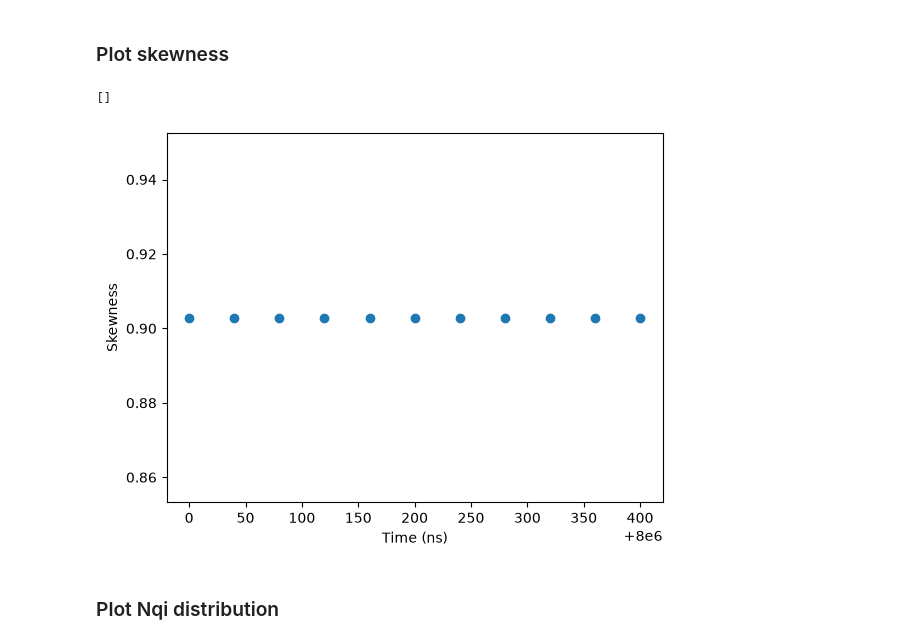
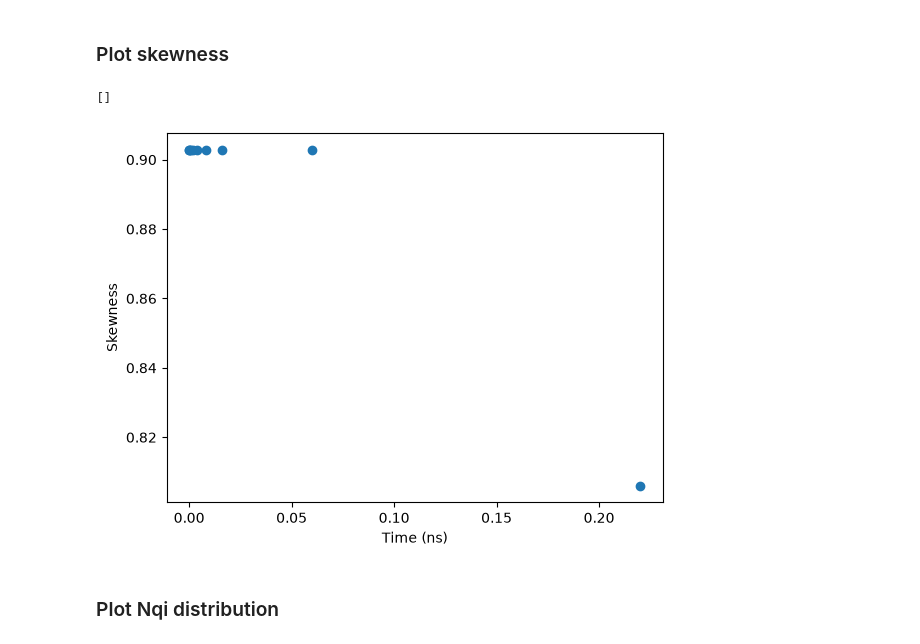
Before and after one commit to nova-explorer/vast-pea, a Jupyter notebook: 03_data_analysis/scripts/1_structure/skewness_voxel.ipynb, the cells around one changed output. Saved outputs shown, nothing was run; the diff lists cells and outputs as text; code cells hidden in the pictures.

```diff
--- a/03_data_analysis/scripts/1_structure/skewness_voxel.ipynb
+++ b/03_data_analysis/scripts/1_structure/skewness_voxel.ipynb
@@ -91,13 +91,13 @@ Simulation cell - voxels volume: 0.00000±0.00000, length: 0.00000±0.00000
 # %% [markdown]
 ### Plot skewness
 # %%
-plt.plot(traj.timesteps, skewness, 'o')
+plt.plot(traj.timesteps/2e6-4, skewness, 'o')
 plt.xlabel('Time (ns)')
 plt.ylabel('Skewness')
 plt.plot()
 # %% [output]
 []
-[figure, old version]
+[figure, new version]
 # %% [markdown]
 ### Plot Nqi distribution
 # %%
```
Also changed, not shown: parts of 2 cells of this notebook, 9 other files.
